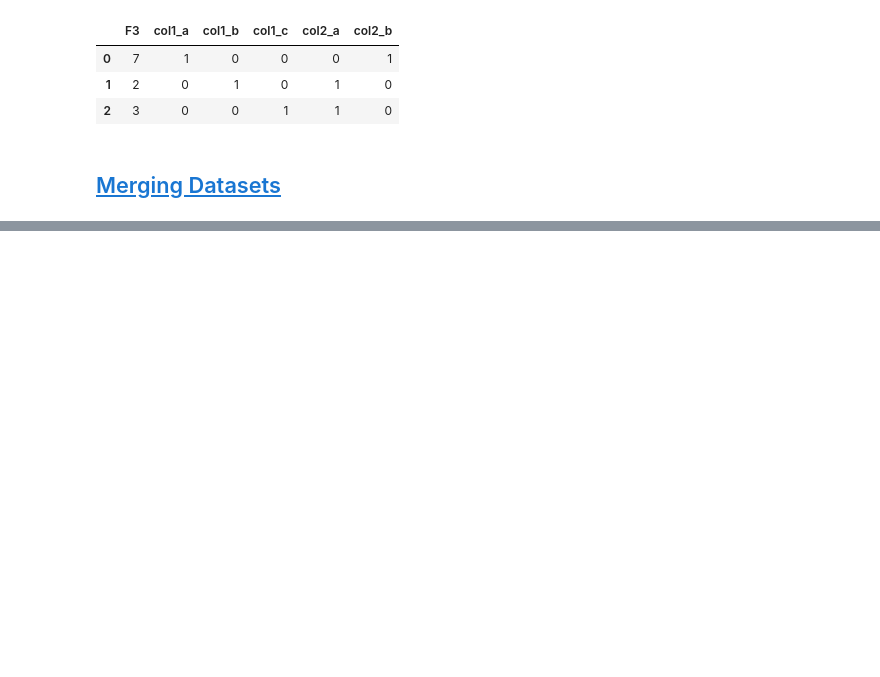
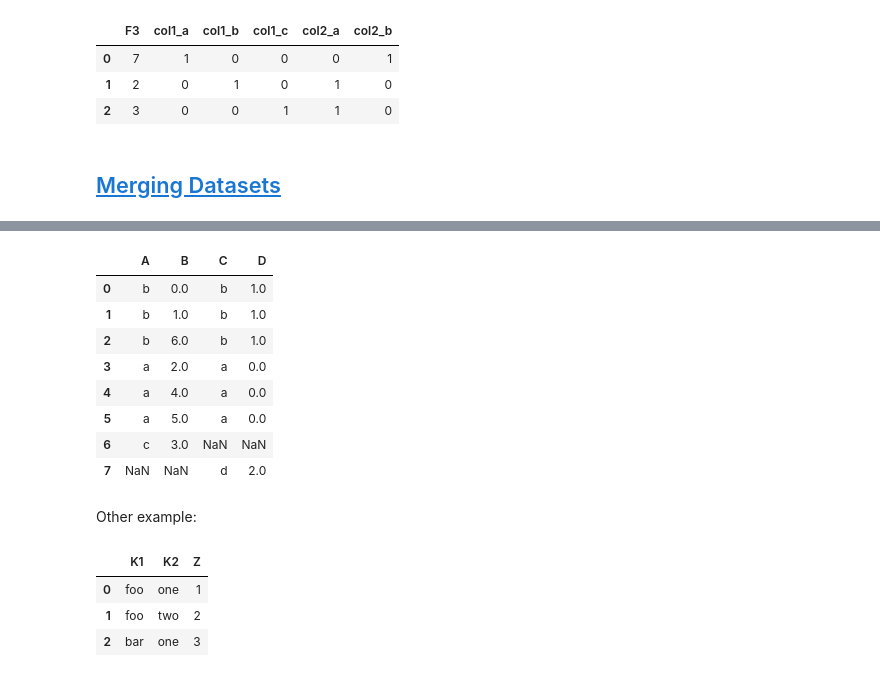
Before and after one commit to AliShariatian/Analyze-and-Prepare-data-using-Python, a Jupyter notebook: main.ipynb, the cells around one changed output, grey strips where cells are left out. Cells and saved outputs as stored; diff of their text form; code cells hidden in the pictures; blank space fills up the shorter version.

```diff
--- a/main.ipynb
+++ b/main.ipynb
@@ -3312,0 +3487,4 @@ pd.get_dummies(df, prefix=['col1', 'col2'])
+# %%
+frame1 = pd.DataFrame({'A': ['b', 'b', 'a', 'c', 'a', 'a', 'b'],
+                       'B': range(7)})
+frame1
@@ -3312,0 +3500,4 @@ pd.get_dummies(df, prefix=['col1', 'col2'])
+# %%
+frame2 = pd.DataFrame({'C': ['a', 'b', 'd'],
+                       'D': range(3)})
+frame2
@@ -3312,0 +3520,25 @@ pd.get_dummies(df, prefix=['col1', 'col2'])
+# %%
+# Outer join and left on 'A' on frame1 and right on 'C' on frame2
+pd.merge(frame1, frame2, left_on='A', right_on='C', how='outer')
+# %% [output]
+|  | A | B | C | D |
+| 0 | b | 0.0 | b | 1.0 |
+| 1 | b | 1.0 | b | 1.0 |
+| 2 | b | 6.0 | b | 1.0 |
+| 3 | a | 2.0 | a | 0.0 |
+| 4 | a | 4.0 | a | 0.0 |
+| 5 | a | 5.0 | a | 0.0 |
+| 6 | c | 3.0 | NaN | NaN |
+| 7 | NaN | NaN | d | 2.0 |
+# %% [markdown]
+Other example:
+# %%
+df1 = pd.DataFrame({'K1': ['foo', 'foo', 'bar'],
+                    'K2': ['one', 'two', 'one'],
+                    'Z': [1, 2, 3]})
+df1
+# %% [output]
+|  | K1 | K2 | Z |
+| 0 | foo | one | 1 |
+| 1 | foo | two | 2 |
+| 2 | bar | one | 3 |
```
Also changed, not shown: parts of 109 cells of this notebook, 1 other file.
